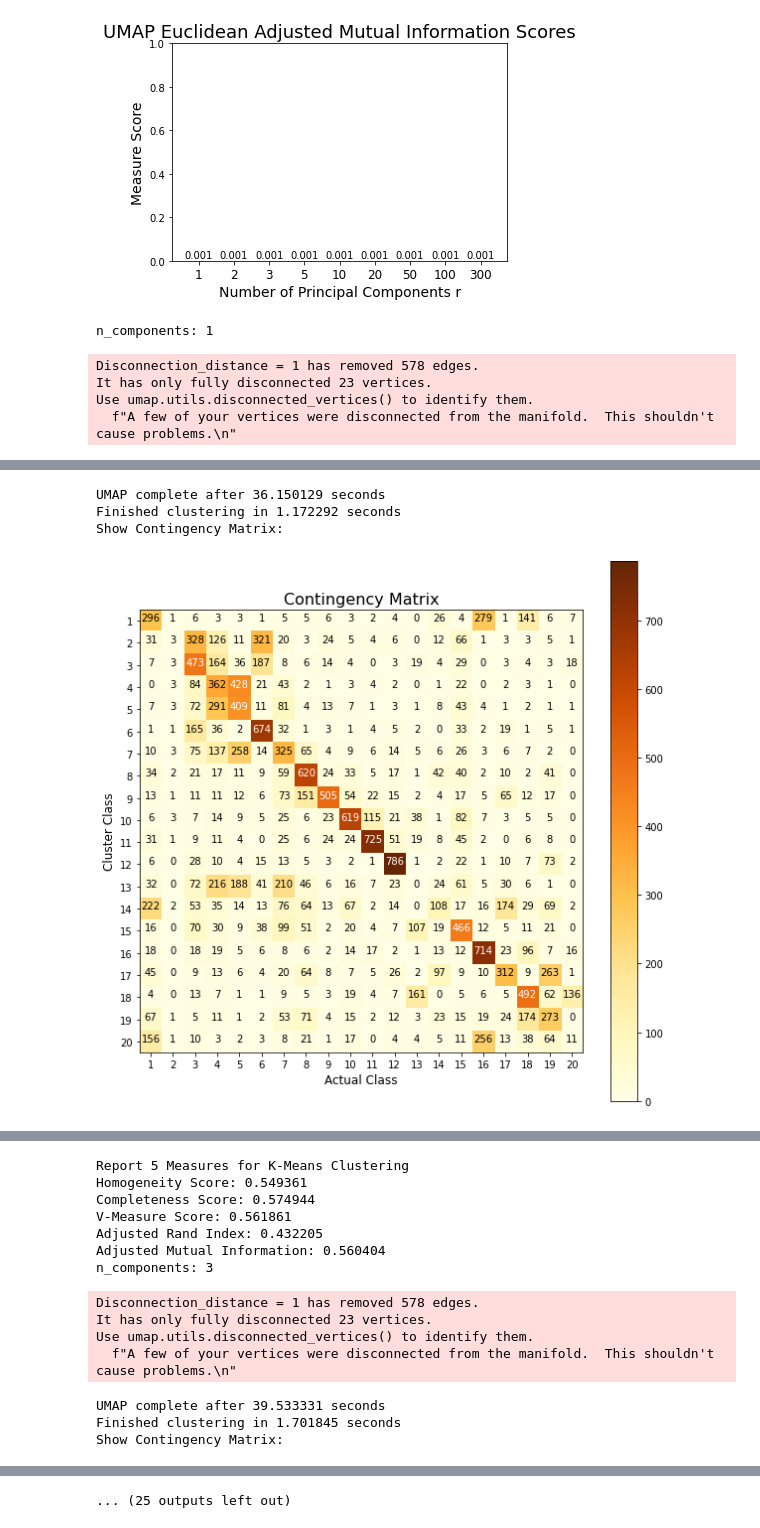
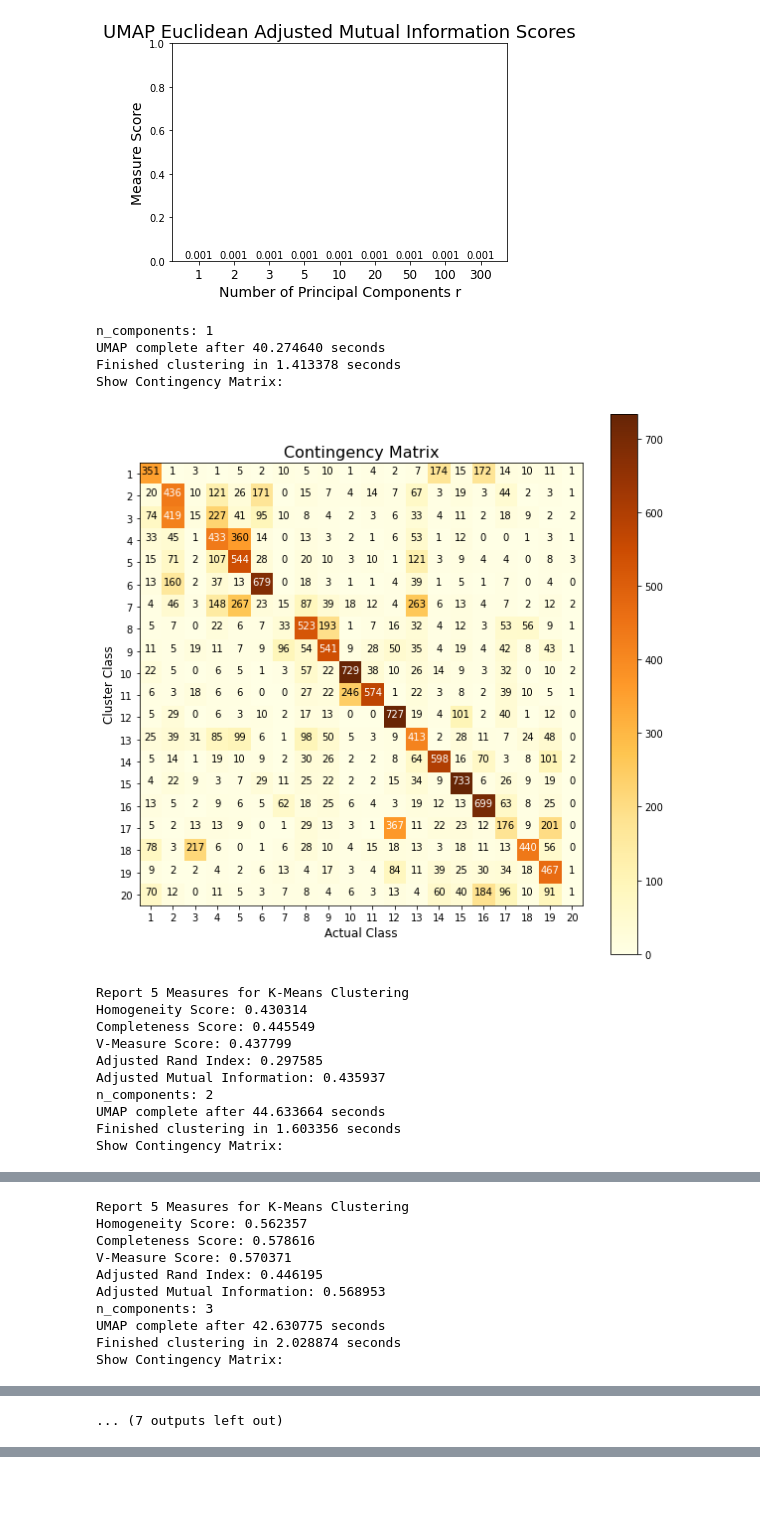
Before and after one commit to ryanli633/ECE_219, a Jupyter notebook: Project_2/Q9-Q12.ipynb, the cells around one changed output, grey strips where cells are left out. Cells and saved outputs as stored; diff of their text form; code cells hidden in the pictures; blank space fills up the shorter version.

```diff
--- a/Project_2/Q9-Q12.ipynb
+++ b/Project_2/Q9-Q12.ipynb
@@ -374,25 +371,33 @@ plot_histogram('UMAP Euclidean Adjusted Mutual Information Scores', umap_euclide
 # %%
 # Question 11
 umap_cosine_homogeneity_1ist = []
 umap_cosine_completeness_1ist = []
 umap_cosine_v_measure_1ist = []
 umap_cosine_adjusted_mutual_info_1ist = []
 umap_cosine_adjusted_rand_index_1ist = []
 
 for r in [1, 2, 3, 5, 10, 20, 50, 100, 300]:
     print('n_components:',r)
-    umap_dataset, umap = umap_dimension_reduction(X_train_tfidf_20, n_components = r, metric='cosine', random_state=0)
-    if (np.isnan(umap_dataset).any()):
-        umap_dataset_no_nan = np.nan_to_num(umap_dataset, nan=np.nanmean(umap_dataset))
-    k_means, km = k_means_clustering(umap_dataset_no_nan, y_true_20, n_clusters=20, random_state=0, max_iter=1000, n_init=30)
+    umap_dataset, umap = umap_dimension_reduction(X_train_tfidf_20, n_components=r, metric='cosine', disconnection_distance=2, random_state=0)
+    k_means, km = k_means_clustering(umap_dataset, y_true_20, n_clusters=20, random_state=0, max_iter=1000, n_init=30)
     umap_cosine_homogeneity_1ist.append(k_means['homogeneity'])
     umap_cosine_completeness_1ist.append(k_means['completeness'])
     umap_cosine_v_measure_1ist.append(k_means['v_measure'])
     umap_cosine_adjusted_mutual_info_1ist.append(k_means['adjusted_mutual_info'])
     umap_cosine_adjusted_rand_index_1ist.append(k_means['adjusted_rand_index'])
 # %% [output]
 n_components: 1
+UMAP complete after 40.274640 seconds
+Finished clustering in 1.413378 seconds
+Show Contingency Matrix:
+[figure, new version]
-Disconnection_distance = 1 has removed 578 edges.
-It has only fully disconnected 23 vertices.
-Use umap.utils.disconnected_vertices() to identify them.
-  f"A few of your vertices were disconnected from the manifold.  This shouldn't cause problems.\n"
+Report 5 Measures for K-Means Clustering
+Homogeneity Score: 0.430314
+Completeness Score: 0.445549
+V-Measure Score: 0.437799
+Adjusted Rand Index: 0.297585
+Adjusted Mutual Information: 0.435937
+n_components: 2
+UMAP complete after 44.633664 seconds
+Finished clustering in 1.603356 seconds
+Show Contingency Matrix:
@@ -399,4 +405,10 @@ Use umap.utils.disconnected_vertices() to identify them.
-UMAP complete after 36.150129 seconds
-Finished clustering in 1.172292 seconds
+Report 5 Measures for K-Means Clustering
+Homogeneity Score: 0.562357
+Completeness Score: 0.578616
+V-Measure Score: 0.570371
+Adjusted Rand Index: 0.446195
+Adjusted Mutual Information: 0.568953
+n_components: 3
+UMAP complete after 42.630775 seconds
+Finished clustering in 2.028874 seconds
 Show Contingency Matrix:
-[figure, old version]
@@ -418,14 +449 @@ Show Contingency Matrix:
-Report 5 Measures for K-Means Clustering
-Homogeneity Score: 0.549361
-Completeness Score: 0.574944
-V-Measure Score: 0.561861
-Adjusted Rand Index: 0.432205
-Adjusted Mutual Information: 0.560404
-n_components: 3
+... (7 outputs left out)
-Disconnection_distance = 1 has removed 578 edges.
-It has only fully disconnected 23 vertices.
-Use umap.utils.disconnected_vertices() to identify them.
-  f"A few of your vertices were disconnected from the manifold.  This shouldn't cause problems.\n"
-UMAP complete after 39.533331 seconds
-Finished clustering in 1.701845 seconds
-Show Contingency Matrix:
@@ -433,4 +450,3 @@ Show Contingency Matrix:
-... (25 outputs left out)
 # %%
 plot_histogram('UMAP Cosine Homogeneity Scores', umap_cosine_homogeneity_1ist)
 plot_histogram('UMAP Cosine Completeness Scores', umap_cosine_completeness_1ist)
```
Also changed, not shown: parts of 14 cells of this notebook.
